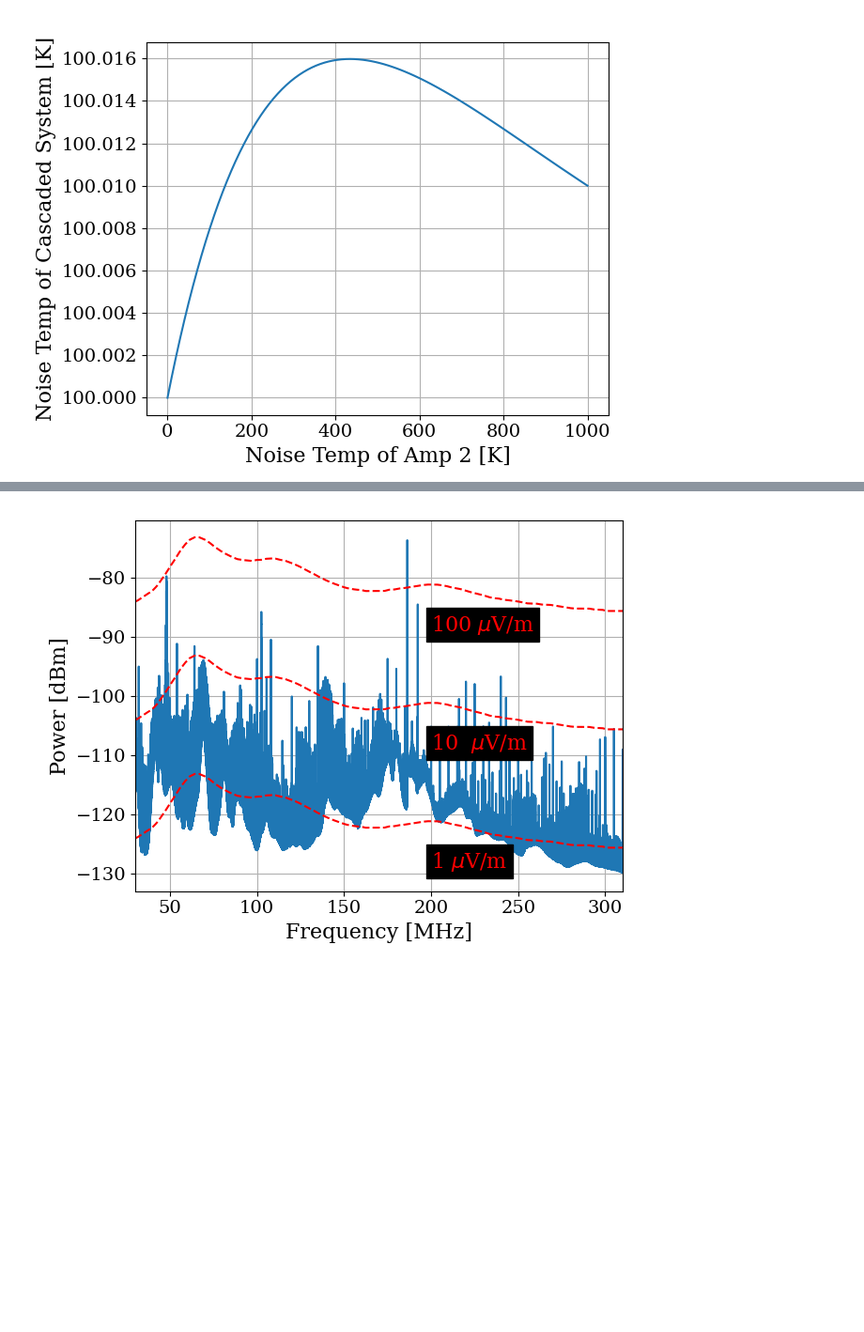
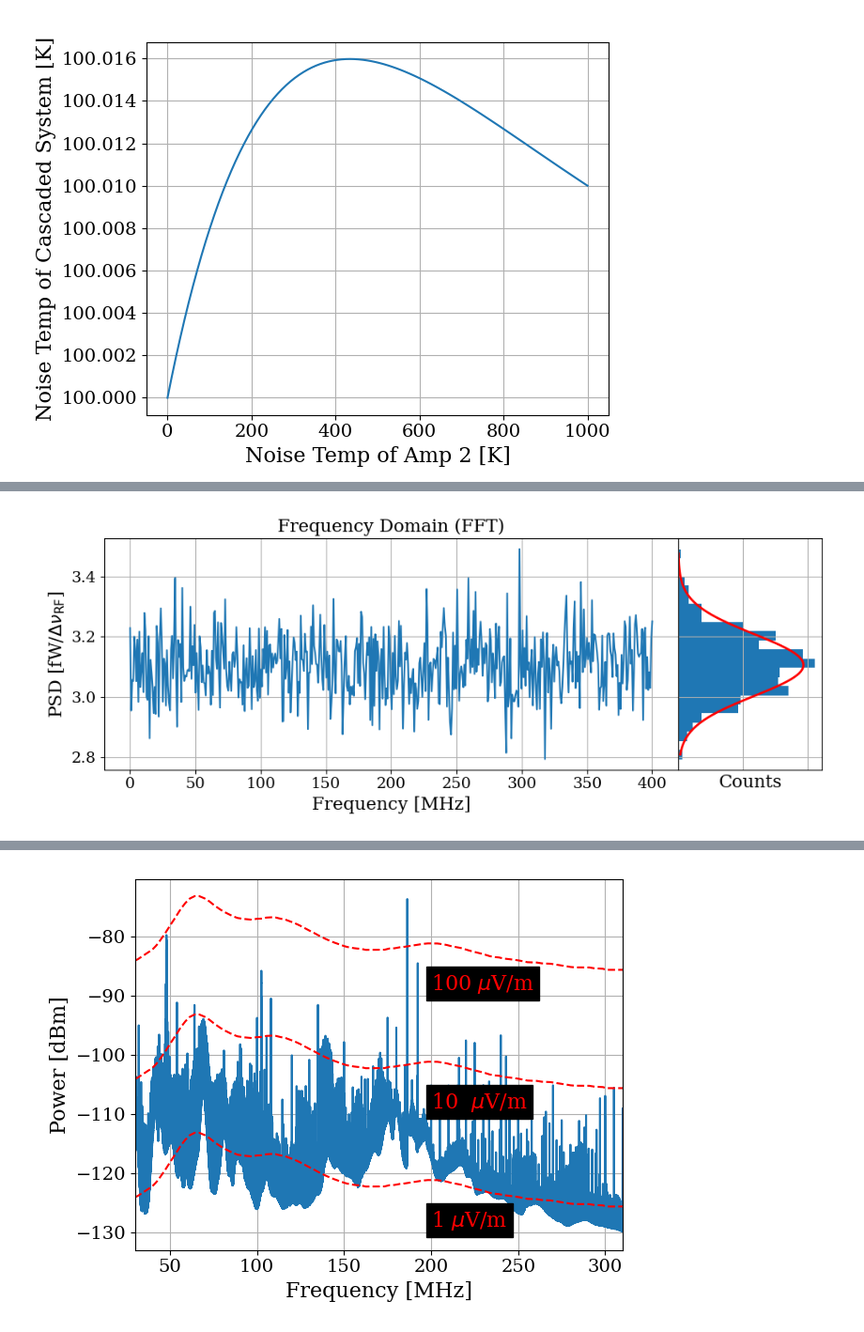
Before and after one commit to josephmlev/darkRadio, a Jupyter notebook: thesis/ch2/CH2.ipynb, the cells around one changed output, grey strips where cells are left out. Shown at 94% size. Cells and saved outputs as stored; diff of their text form; code cells hidden in the pictures; blank space fills up the shorter version.

```diff
--- a/thesis/ch2/CH2.ipynb
+++ b/thesis/ch2/CH2.ipynb
@@ -265,0 +577,82 @@ plt.show()
+# %%
+if numAvg!= 1:
+    # Frequency domain plot with Gaussian fit
+    fig = plt.figure(figsize=(10, 4))
+    gs = GridSpec(1, 2, width_ratios=[4, 1], wspace=0)
+
+    # Frequency domain plot on the left
+    ax1 = fig.add_subplot(gs[0])
+    freqs = np.linspace(0, Fs/2/1e6, N//2) # MHz
+    ax1.plot(freqs, powSpec*1e15)
+    ax1.set_title('Frequency Domain (FFT)')
+    ax1.set_xlabel('Frequency [MHz]')
+    ax1.set_ylabel(r'PSD [fW/$\Delta \nu_\mathrm{RF}$]')
+    ax1.grid()
+
+    # Histogram on the right
+    ax2 = fig.add_subplot(gs[1], sharey=ax1)
+
+    # Calculate the number of bins using the square-root choice
+    number_of_bins = int(np.ceil(np.sqrt(len(powSpec))))
+    hist_data, bins, _ = ax2.hist(powSpec*1e15, bins=number_of_bins, orientation='horizontal', density=True)
+
+    # Fit a Gaussian to the histogram data
+    bin_centers = (bins[:-1] + bins[1:]) / 2
+    mu, std = norm.fit(powSpec*1e15)
+    print(f'mu = {mu}')
+    print(f'sigma = {std}')
+    # Plot the best-fit Gaussian
+    x = np.linspace(bin_centers.min(), bin_centers.max(), 100)
+    p = norm.pdf(x, mu, std)
+    ax2.plot(p, x, 'r-', linewidth=2)
+
+    # Remove ticks from the histogram
+    ax2.tick_params(axis='both', which='both', bottom=False, top=False, left=False, right=False, labelleft=False, labelbottom=False)
+
+    ax2.set_xlabel('Counts')
+    ax2.grid()
+
+    plt.tight_layout()
+    plt.show()
+
+else:
+    # Frequency domain plot with Chi-Squared fit (1 degree of freedom)
+    fig = plt.figure(figsize=(10, 4))
+    gs = GridSpec(1, 2, width_ratios=[4, 1], wspace=0)
+
+    # Frequency domain plot on the left
+    ax1 = fig.add_subplot(gs[0])
+    freqs = np.linspace(0, Fs/2/1e6, N//2) # MHz
+    ax1.plot(freqs, powSpec*1e15)
+
+    ax1.set_xlabel('Frequency [MHz]')
+    ax1.set_ylabel(r'PSD [fW/$\Delta \nu_\mathrm{RF}$]')
+    ax1.grid()
+
+    # Histogram on the right
+    ax2 = fig.add_subplot(gs[1], sharey=ax1)
+
+    # Calculate the number of bins using the square-root choice
+    number_of_bins = int(np.ceil(np.sqrt(len(powSpec))))
+    hist_data, bins, _ = ax2.hist(powSpec*1e15, bins=number_of_bins, orientation='horizontal', density=True)
+
+    # Fit a Chi-Squared distribution to the histogram data
+    bin_centers = (bins[:-1] + bins[1:]) / 2
+    df = 1
+    chi2_params = chi2.fit(powSpec, df)
+    print(f'X^2 parameters (loc, scale) = {chi2_params[1:]} [W] not in pW!!!!')
+
+    # Plot the best-fit Chi-Squared
+    x = np.linspace(bin_centers.min(), bin_centers.max(), 100)
+    p = chi2.pdf(x, df, *chi2_params[1:])
+    #ax2.plot(p, x, 'r-', linewidth=2)
+
+    # Remove ticks from the histogram
+    ax2.tick_params(axis='both', which='both', bottom=False, top=False, left=False, right=False, labelleft=False, labelbottom=False)
+
+    ax2.set_xlabel('Counts')
+    ax2.grid()
+
+    plt.tight_layout(pad=1.3)
+    plt.show()
+# %% [output]
@@ -265,0 +661 @@ plt.show()
+[figure, added]
```
Also changed, not shown: parts of 10 cells of this notebook, 7 other files.
